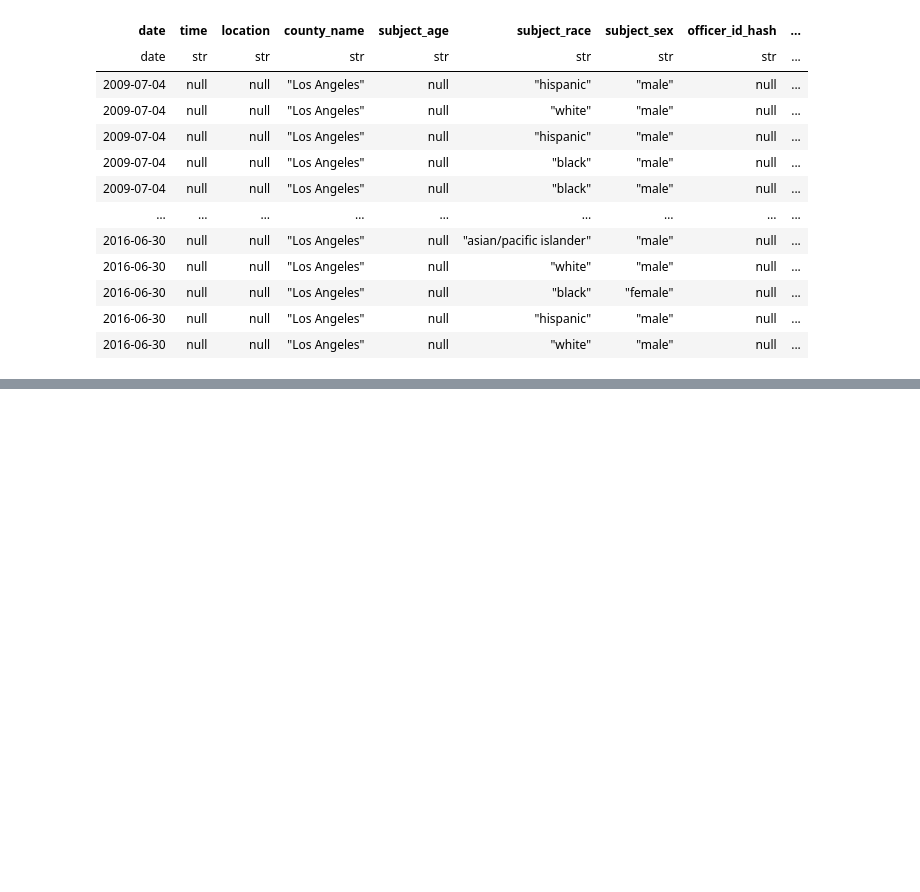
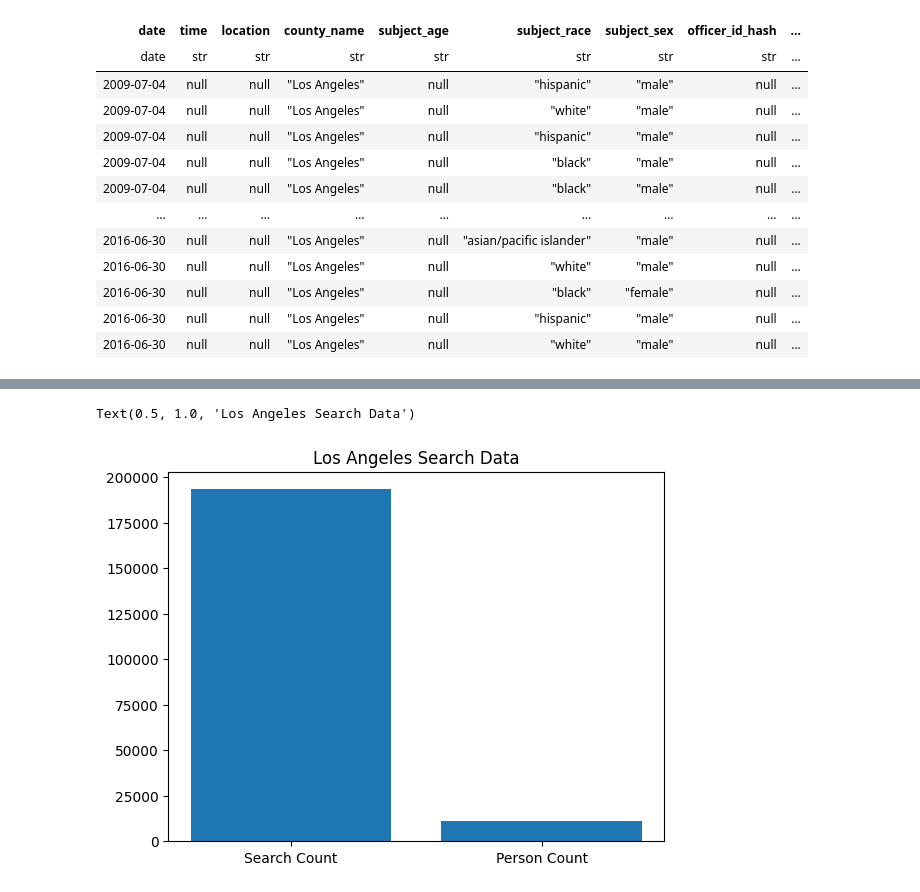
Before and after one commit to ramyap06/stanford-open-policing-data-analysis, a Jupyter notebook: location.ipynb, the cells around one changed output, grey strips where cells are left out. Cells and saved outputs as stored; diff of their text form; code cells hidden in the pictures; blank space fills up the shorter version.

```diff
--- a/location.ipynb
+++ b/location.ipynb
@@ -260,0 +296,8 @@ columns = ['search_person', 'search_vehicle']
+# %%
+# question: why is the search person so small in comparison to the amount of searches conducted? what other types of searches were done that is not stated?
+
+plt.bar(['Search Count', 'Person Count'], [193410, 11034])
+plt.title('Los Angeles Search Data')
+# %% [output]
+Text(0.5, 1.0, 'Los Angeles Search Data')
+[figure, added]
```
Also changed, not shown: parts of 3 cells of this notebook, 1 other file.
